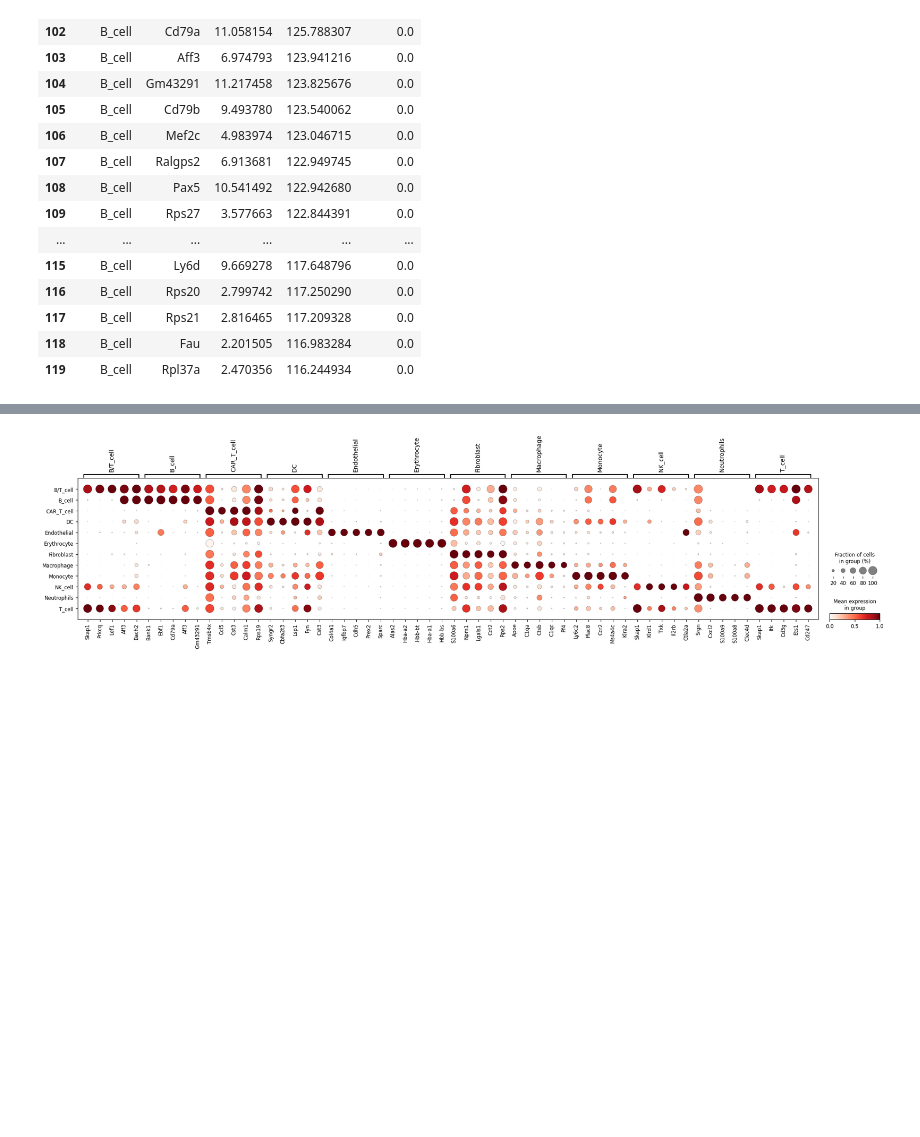
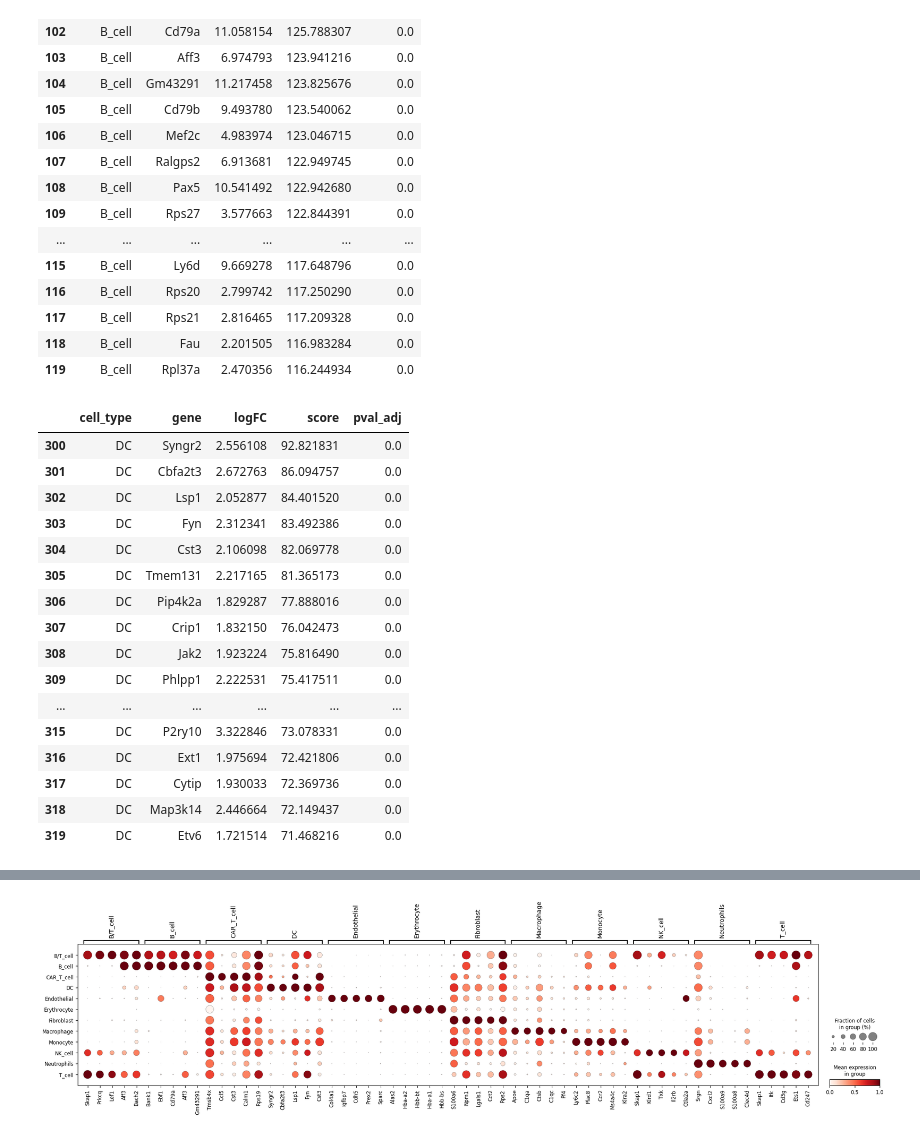
Before and after one commit to Li-Lab-COH/Spatial_CAR_T, a Jupyter notebook: CellTypeAnnotation/SC_sc_reference.ipynb, the cells around one changed output, grey strips where cells are left out. Cells and saved outputs as stored; diff of their text form; code cells hidden in the pictures; blank space fills up the shorter version.

```diff
--- a/CellTypeAnnotation/SC_sc_reference.ipynb
+++ b/CellTypeAnnotation/SC_sc_reference.ipynb
@@ -98,4 +98,24 @@ markers_df.query("cell_type == 'B_cell'").head(20)
 | 117 | B_cell | Rps21 | 2.816465 | 117.209328 | 0.0 |
 | 118 | B_cell | Fau | 2.201505 | 116.983284 | 0.0 |
 | 119 | B_cell | Rpl37a | 2.470356 | 116.244934 | 0.0 |
+# %%
+markers_df.query("cell_type == 'DC'").head(20)
+# %% [output]
+|  | cell_type | gene | logFC | score | pval_adj |
+| 300 | DC | Syngr2 | 2.556108 | 92.821831 | 0.0 |
+| 301 | DC | Cbfa2t3 | 2.672763 | 86.094757 | 0.0 |
+| 302 | DC | Lsp1 | 2.052877 | 84.401520 | 0.0 |
+| 303 | DC | Fyn | 2.312341 | 83.492386 | 0.0 |
+| 304 | DC | Cst3 | 2.106098 | 82.069778 | 0.0 |
+| 305 | DC | Tmem131 | 2.217165 | 81.365173 | 0.0 |
+| 306 | DC | Pip4k2a | 1.829287 | 77.888016 | 0.0 |
+| 307 | DC | Crip1 | 1.832150 | 76.042473 | 0.0 |
+| 308 | DC | Jak2 | 1.923224 | 75.816490 | 0.0 |
+| 309 | DC | Phlpp1 | 2.222531 | 75.417511 | 0.0 |
+| ... | ... | ... | ... | ... | ... |
+| 315 | DC | P2ry10 | 3.322846 | 73.078331 | 0.0 |
+| 316 | DC | Ext1 | 1.975694 | 72.421806 | 0.0 |
+| 317 | DC | Cytip | 1.930033 | 72.369736 | 0.0 |
+| 318 | DC | Map3k14 | 2.446664 | 72.149437 | 0.0 |
+| 319 | DC | Etv6 | 1.721514 | 71.468216 | 0.0 |
 # %%
```
Also changed, not shown: parts of 4 cells of this notebook, 3 other files.
